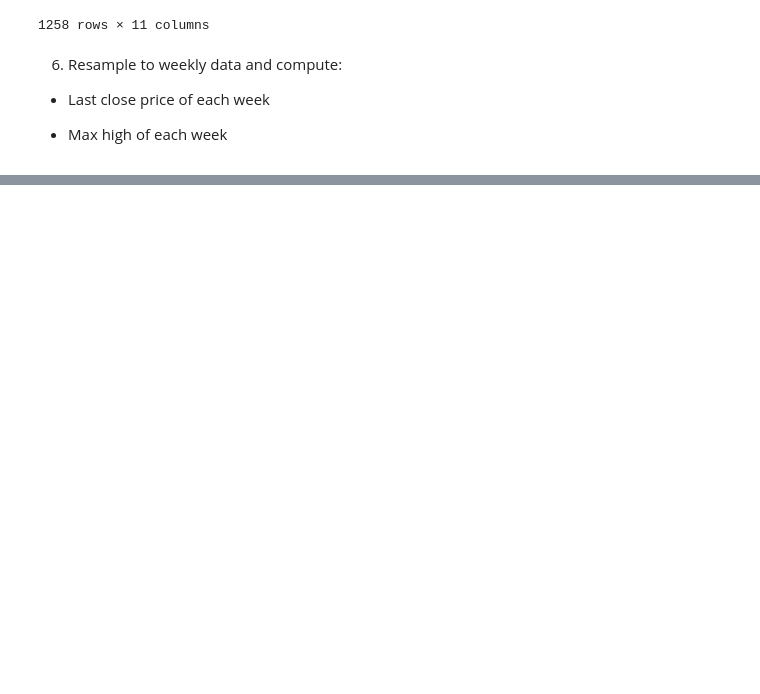
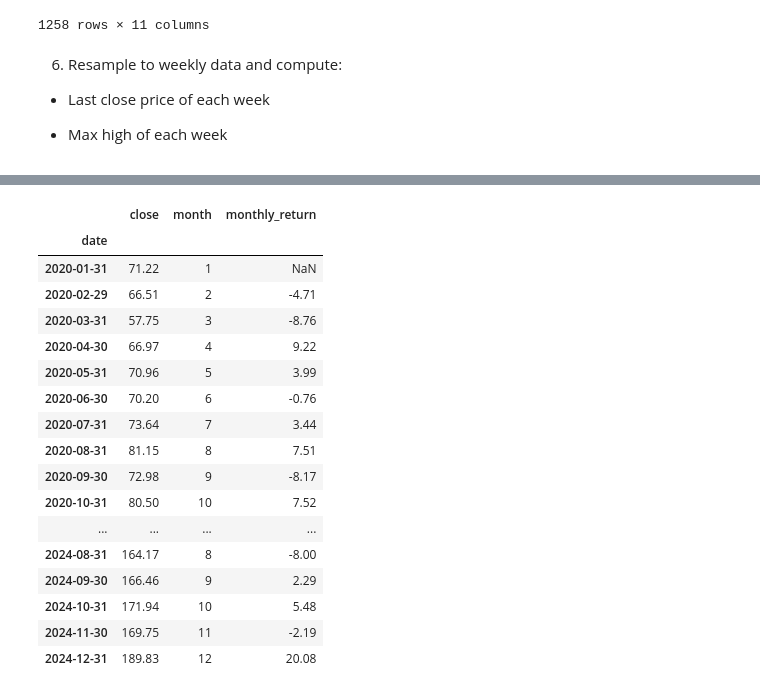
Before and after one commit to tharina11/Python-Projects, a Jupyter notebook: 6. Pandas Exercises/notebooks/12. Datetime & Resampling.ipynb, the cells around one changed output, grey strips where cells are left out. Drawn from its saved outputs; the diff is of its cells as text; code cells hidden in the pictures; blank space fills up the shorter version.

```diff
--- a/6. Pandas Exercises/notebooks/12. Datetime & Resampling.ipynb
+++ b/6. Pandas Exercises/notebooks/12. Datetime & Resampling.ipynb
@@ -132,3 +132,7 @@ price
 - Last close price of each week
 
 - Max high of each week
+# %%
+price['weekly_last_close'] = price['close'].resample('W').transform('last')
+price['weekly_max_high'] = price['high'].resample('W').transform('max')
+price
@@ -134,0 +169,3 @@ price
+# %%
+price['7day_rolling_avg']= price['close'].rolling(7).mean()
+price
@@ -134,0 +208,24 @@ price
+# %%
+monthly_returns_df = price['close'].resample('M').last().to_frame()
+monthly_returns_df['month'] = monthly_returns_df.index.month
+monthly_returns_df['monthly_return'] = monthly_returns_df['close'] - monthly_returns_df['close'].shift(1)
+monthly_returns_df
+# %% [output]
+|  | close | month | monthly_return |
+| date |  |  |  |
+| 2020-01-31 | 71.22 | 1 | NaN |
+| 2020-02-29 | 66.51 | 2 | -4.71 |
+| 2020-03-31 | 57.75 | 3 | -8.76 |
+| 2020-04-30 | 66.97 | 4 | 9.22 |
+| 2020-05-31 | 70.96 | 5 | 3.99 |
+| 2020-06-30 | 70.20 | 6 | -0.76 |
+| 2020-07-31 | 73.64 | 7 | 3.44 |
+| 2020-08-31 | 81.15 | 8 | 7.51 |
+| 2020-09-30 | 72.98 | 9 | -8.17 |
+| 2020-10-31 | 80.50 | 10 | 7.52 |
+| ... | ... | ... | ... |
+| 2024-08-31 | 164.17 | 8 | -8.00 |
+| 2024-09-30 | 166.46 | 9 | 2.29 |
+| 2024-10-31 | 171.94 | 10 | 5.48 |
+| 2024-11-30 | 169.75 | 11 | -2.19 |
+| 2024-12-31 | 189.83 | 12 | 20.08 |
```
Also changed, not shown: parts of 9 cells of this notebook.
